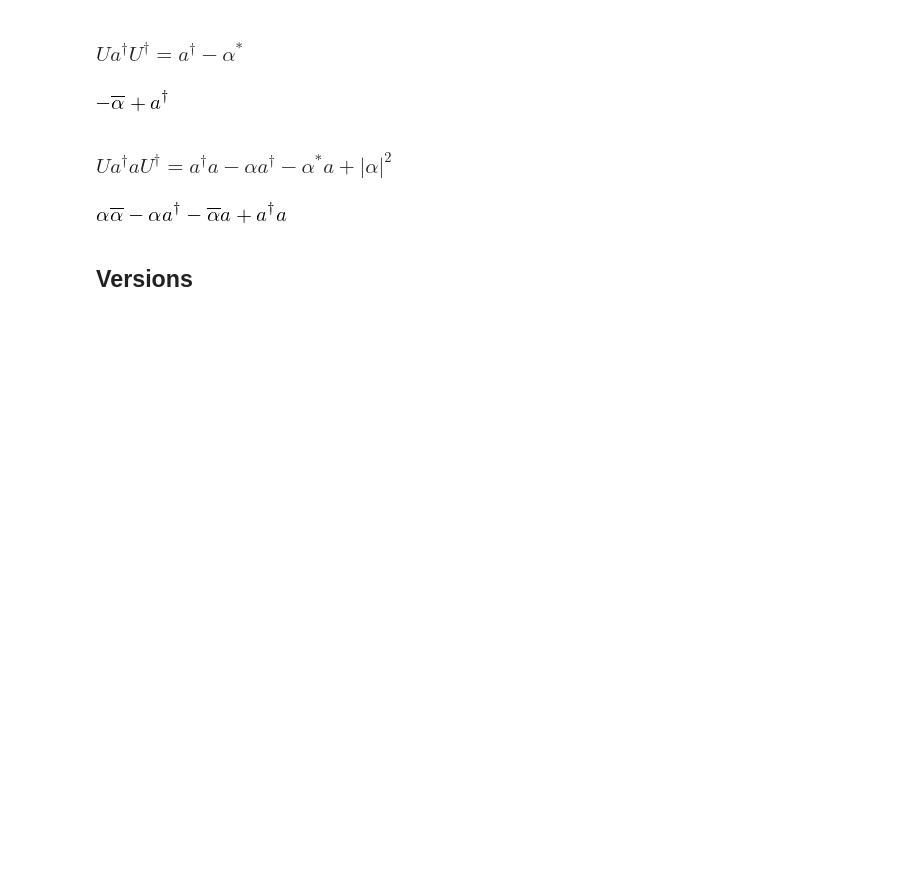
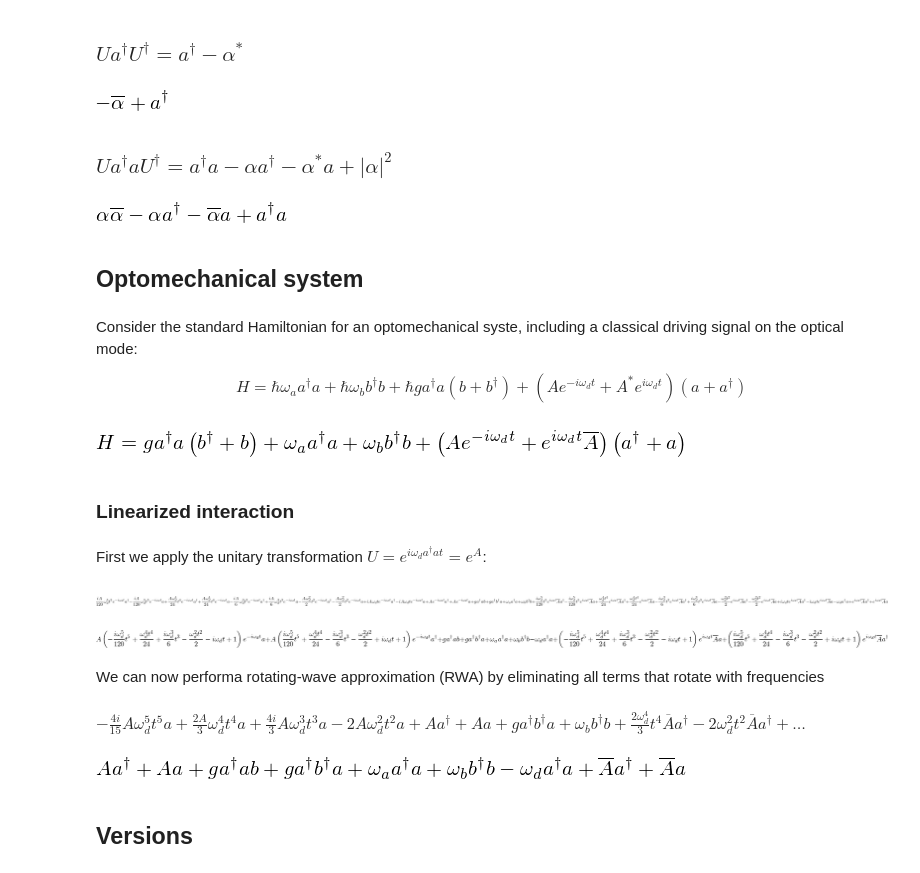
Before and after one commit to jrjohansson/sympsi-notebooks, a Jupyter notebook: sympy-boson-transformations.ipynb, the cells around one changed output. Saved outputs shown, nothing was run; the diff lists cells and outputs as text; code cells hidden in the pictures; blank space fills up the shorter version.

```diff
--- a/sympy-boson-transformations.ipynb
+++ b/sympy-boson-transformations.ipynb
@@ -104,3 +114,27 @@ e = bch_expansion(H, Dagger(a) * a, n).doit()
 normal_ordered_form(expand(e))
 # %% [output]
 [figure]
+# %% [markdown]
+## Optomechanical system
+# %% [markdown]
+Consider the standard Hamiltonian for an optomechanical syste, including a classical driving signal on the optical mode:
+
+$$
+H = \hbar\omega_a a^\dagger a + \hbar \omega_b b^\dagger b + \hbar g a^\dagger a (b + b^\dagger) + (A e^{-i\omega_d t} + A^* e^{i\omega_d t})(a + a^\dagger)
+$$
+# %%
+n = 6
+omega_a, omega_b, omega_d, g, A, Hsym = symbols("omega_a, omega_b, omega_d, g, A, H")
+# %%
+a, b = BosonOperator("a"), BosonOperator("b")
+# %%
+H = omega_a * Dagger(a) * a + omega_b * Dagger(b) * b + g * Dagger(a) * a * (b + Dagger(b)) \
+    + (A * exp(-I * omega_d * t) + conjugate(A) * exp(I * omega_d * t)) * (a + Dagger(a))
+
+Eq(Hsym, H)
+# %% [output]
+[figure, added]
+# %% [markdown]
+### Linearized interaction
+# %% [markdown]
+First we apply the unitary transformation $U = e^{i \omega_d a^\dagger a t} = e^A$:
@@ -107,3 +155,31 @@ normal_ordered_form(expand(e))
+# %%
+H1 = hamiltonian_transformation(H, UH, n)
+
+#show_first_few_terms(H1, n=5)
+H1
+# %% [output]
+[figure, added]
+# %%
+collect(H1, [exp(-I * omega_d * t) * A * a,
+             exp(-I * omega_d * t) * A * Dagger(a),
+             exp(I * omega_d * t) * conjugate(A) * a,
+             exp(I * omega_d * t) * conjugate(A) * Dagger(a)])
+# %% [output]
+[figure, added]
+# %% [markdown]
+We can now performa rotating-wave approximation (RWA) by eliminating all terms that rotate with frequencies
+# %%
+H2 = expand(H1.series(t, n=n).removeO())
+
+show_first_few_terms(H2, n=10)
+# %% [output]
+$- \frac{4 i}{15} A \omega_{d}^{5} t^{5} {a} + \frac{2 A}{3} \omega_{d}^{4} t^{4} {a} + \frac{4 i}{3} A \omega_{d}^{3} t^{3} {a} - 2 A \omega_{d}^{2} t^{2} {a} + A {{a}^\dagger} + A {a} + g {{a}^\dagger} {{b}^\dagger} {a} + \omega_{b} {{b}^\dagger} {b} + \frac{2 \omega_{d}^{4}}{3} t^{4} \overline{A} {{a}^\dagger} - 2 \omega_{d}^{2} t^{2} \overline{A} {{a}^\dagger}+ \dots$
+# %%
+H3 = H2.subs(t, 0)
+
+H3
+# %% [output]
+[figure, added]
 # %% [markdown]
 ## Versions
 # %%
```
Also changed, not shown: parts of 4 cells of this notebook, 3 other files.
